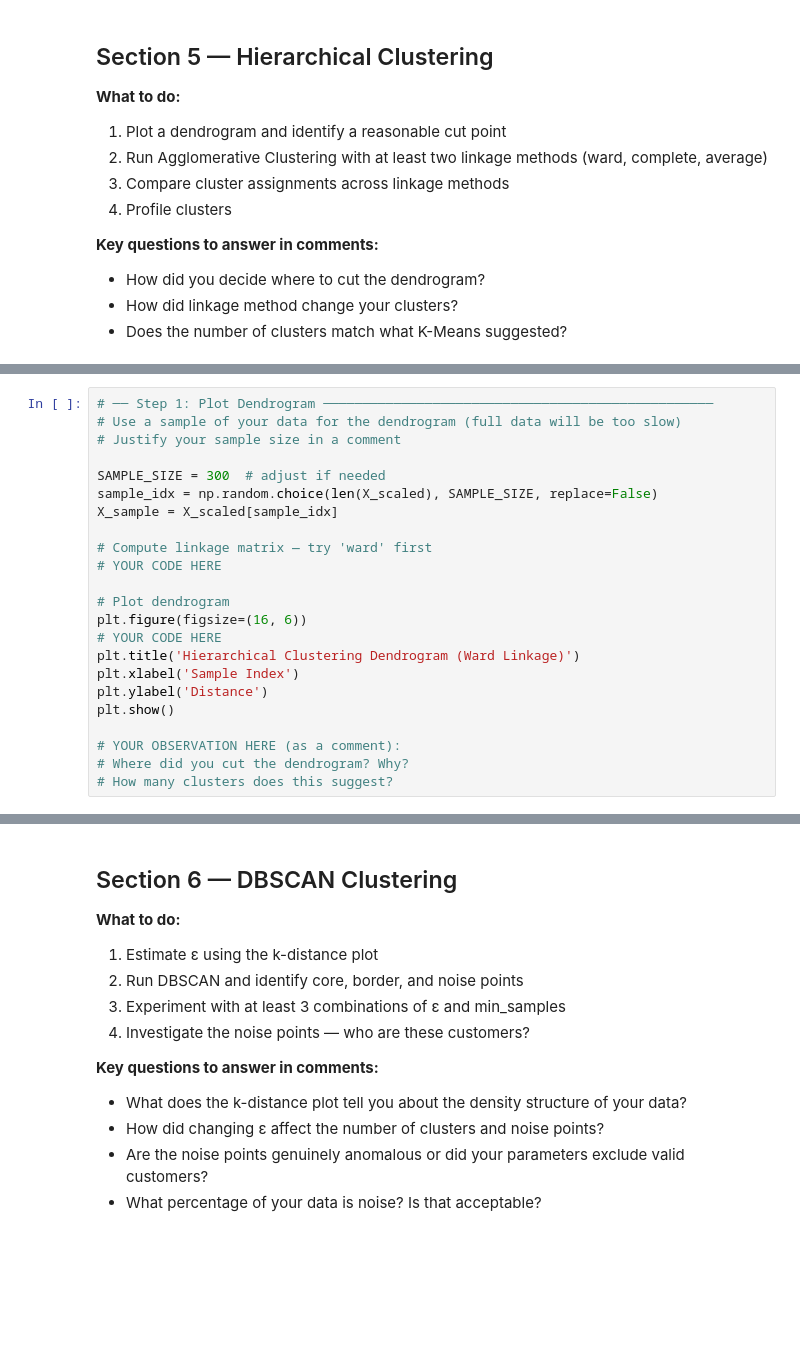
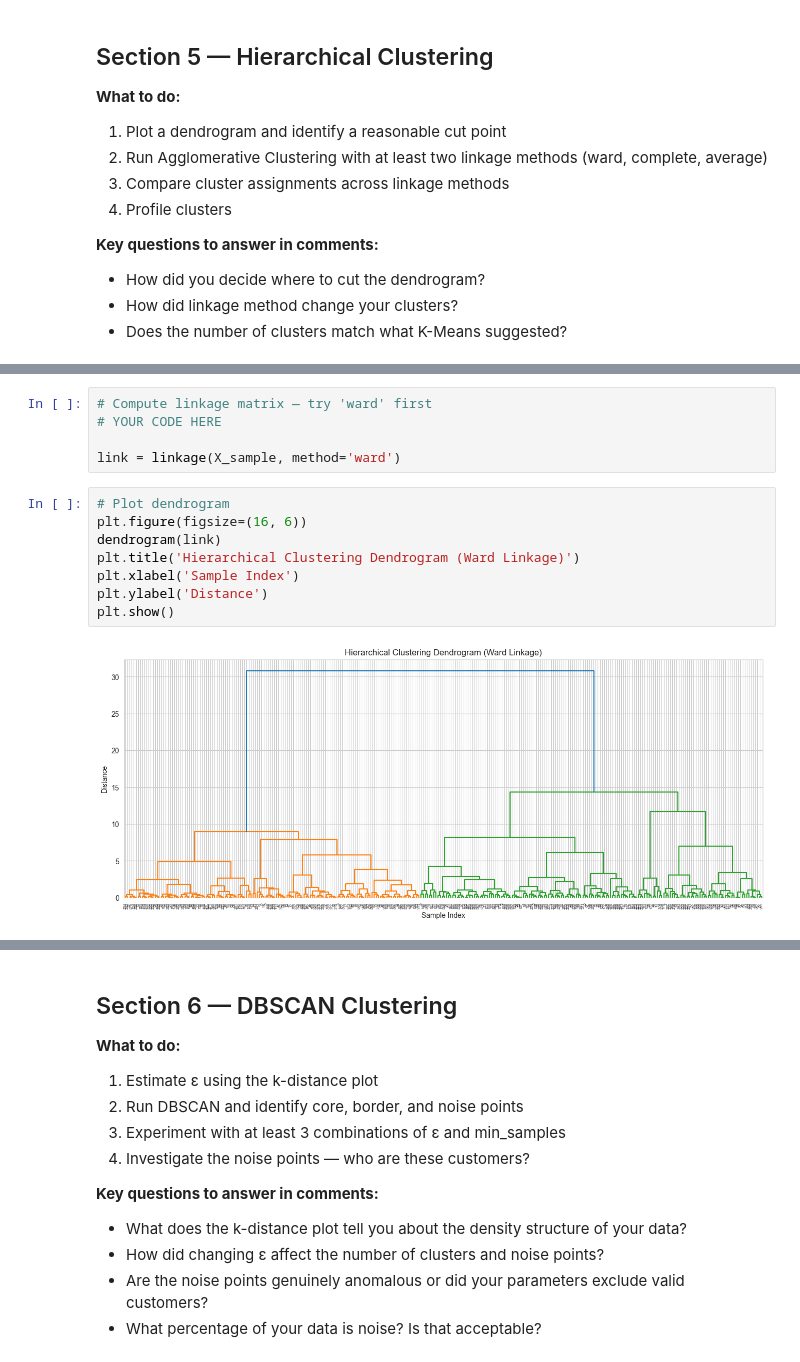
Before and after one commit to CodexAarogya/Fusemachines-Assignments, a Jupyter notebook: week-7/Assignment/Week_7_Clustering_Assignment.ipynb, the cells around one changed output, grey strips where cells are left out. Drawn from its saved outputs; the diff is of its cells as text; blank space fills up the shorter version.

Commit message:
Completed Hierarchical Clustering

```diff
--- a/week-7/Assignment/Week_7_Clustering_Assignment.ipynb
+++ b/week-7/Assignment/Week_7_Clustering_Assignment.ipynb
@@ -716,23 +732,15 @@ plt.show()
+# %%
+# Compute linkage matrix — try 'ward' first
+# YOUR CODE HERE
+
+link = linkage(X_sample, method='ward')
 # %%
-# ── Step 1: Plot Dendrogram ──────────────────────────────────────────────────
-# Use a sample of your data for the dendrogram (full data will be too slow)
-# Justify your sample size in a comment
-
-SAMPLE_SIZE = 300  # adjust if needed
-sample_idx = np.random.choice(len(X_scaled), SAMPLE_SIZE, replace=False)
-X_sample = X_scaled[sample_idx]
-
-# Compute linkage matrix — try 'ward' first
-# YOUR CODE HERE
-
 # Plot dendrogram
 plt.figure(figsize=(16, 6))
-# YOUR CODE HERE
+dendrogram(link)
 plt.title('Hierarchical Clustering Dendrogram (Ward Linkage)')
 plt.xlabel('Sample Index')
 plt.ylabel('Distance')
 plt.show()
-
-# YOUR OBSERVATION HERE (as a comment):
-# Where did you cut the dendrogram? Why?
-# How many clusters does this suggest?
+# %% [output]
+[figure, added]
```
Also changed, not shown: parts of 14 cells of this notebook.
